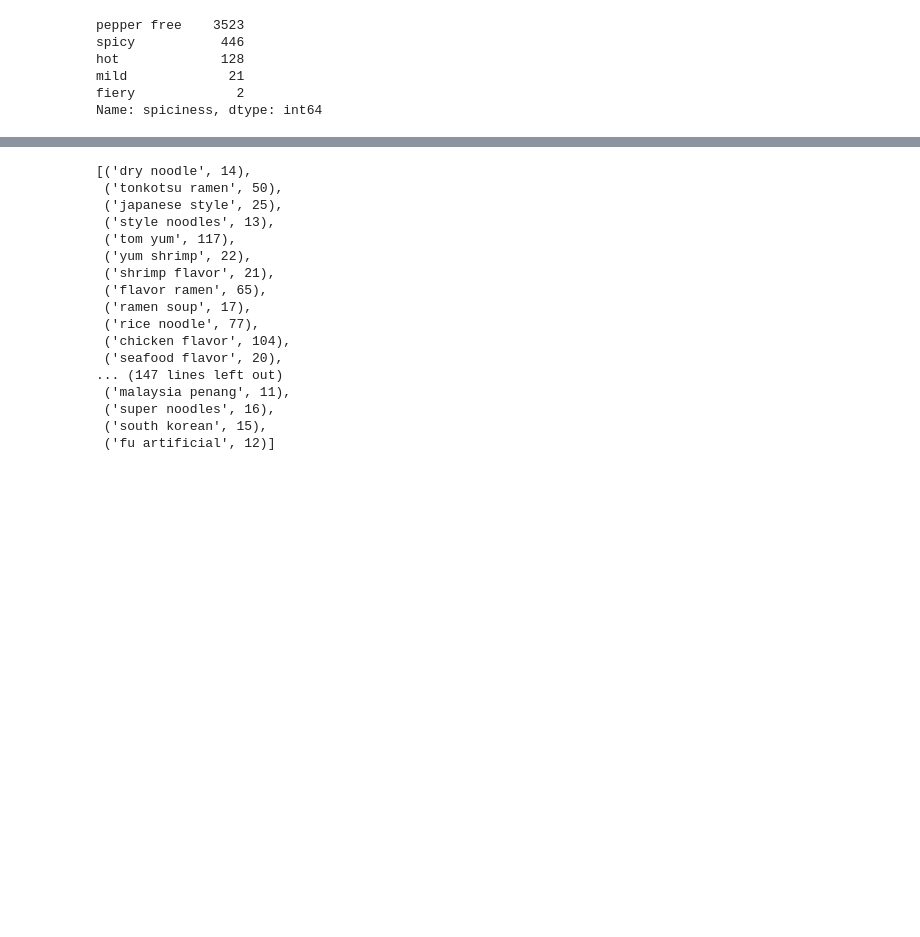
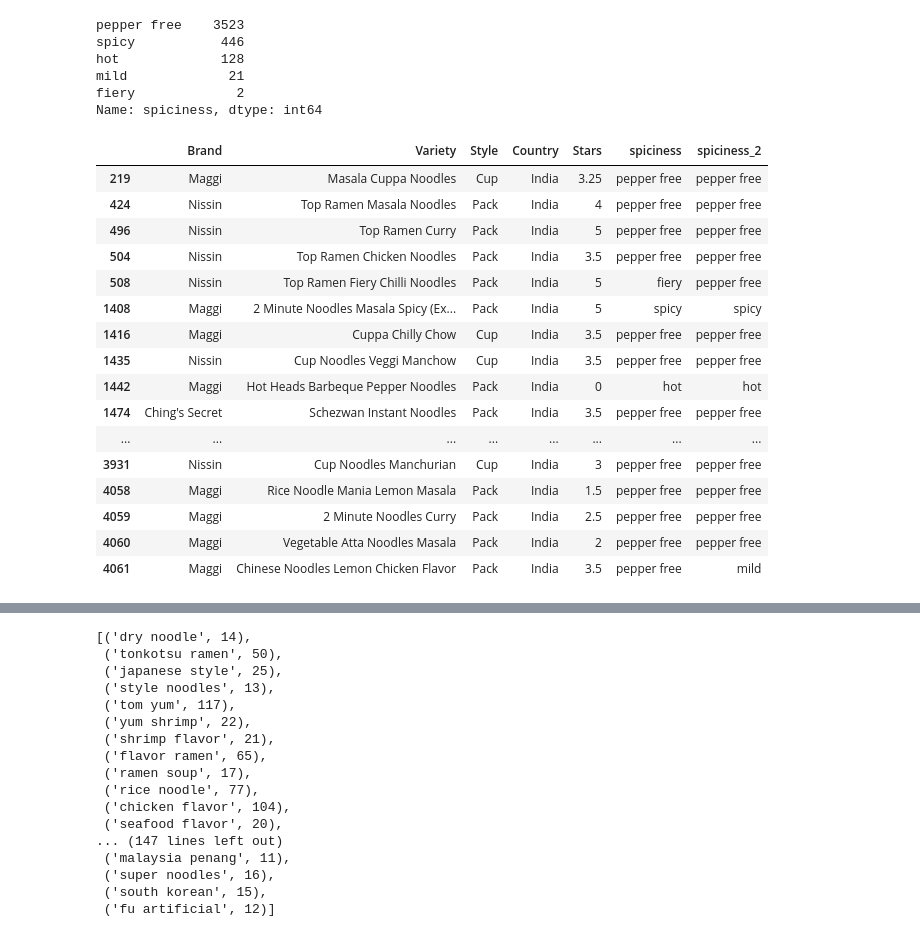
Before and after one commit to COGS108/Group_035-Fa22, a Jupyter notebook: DataCheckpointGroup_035-Fa22.ipynb, the cells around one changed output, grey strips where cells are left out. Drawn from its saved outputs; the diff is of its cells as text; code cells hidden in the pictures; blank space fills up the shorter version.

```diff
--- a/DataCheckpointGroup_035-Fa22.ipynb
+++ b/DataCheckpointGroup_035-Fa22.ipynb
@@ -107,3 +107,23 @@ hot             128
 mild             21
 fiery             2
 Name: spiciness, dtype: int64
+# %%
+df[df.Country == 'India']
+# %% [output]
+|  | Brand | Variety | Style | Country | Stars | spiciness | spiciness_2 |
+| 219 | Maggi | Masala Cuppa Noodles | Cup | India | 3.25 | pepper free | pepper free |
+| 424 | Nissin | Top Ramen Masala Noodles | Pack | India | 4 | pepper free | pepper free |
+| 496 | Nissin | Top Ramen Curry | Pack | India | 5 | pepper free | pepper free |
+| 504 | Nissin | Top Ramen Chicken Noodles | Pack | India | 3.5 | pepper free | pepper free |
+| 508 | Nissin | Top Ramen Fiery Chilli Noodles | Pack | India | 5 | fiery | pepper free |
+| 1408 | Maggi | 2 Minute Noodles Masala Spicy (Ex... | Pack | India | 5 | spicy | spicy |
+| 1416 | Maggi | Cuppa Chilly Chow | Cup | India | 3.5 | pepper free | pepper free |
+| 1435 | Nissin | Cup Noodles Veggi Manchow | Cup | India | 3.5 | pepper free | pepper free |
+| 1442 | Maggi | Hot Heads Barbeque Pepper Noodles | Pack | India | 0 | hot | hot |
+| 1474 | Ching's Secret | Schezwan Instant Noodles | Pack | India | 3.5 | pepper free | pepper free |
+| ... | ... | ... | ... | ... | ... | ... | ... |
+| 3931 | Nissin | Cup Noodles Manchurian | Cup | India | 3 | pepper free | pepper free |
+| 4058 | Maggi | Rice Noodle Mania Lemon Masala | Pack | India | 1.5 | pepper free | pepper free |
+| 4059 | Maggi | 2 Minute Noodles Curry | Pack | India | 2.5 | pepper free | pepper free |
+| 4060 | Maggi | Vegetable Atta Noodles Masala | Pack | India | 2 | pepper free | pepper free |
+| 4061 | Maggi | Chinese Noodles Lemon Chicken Flavor | Pack | India | 3.5 | pepper free | mild |
```
Also changed, not shown: parts of 4 cells of this notebook.
